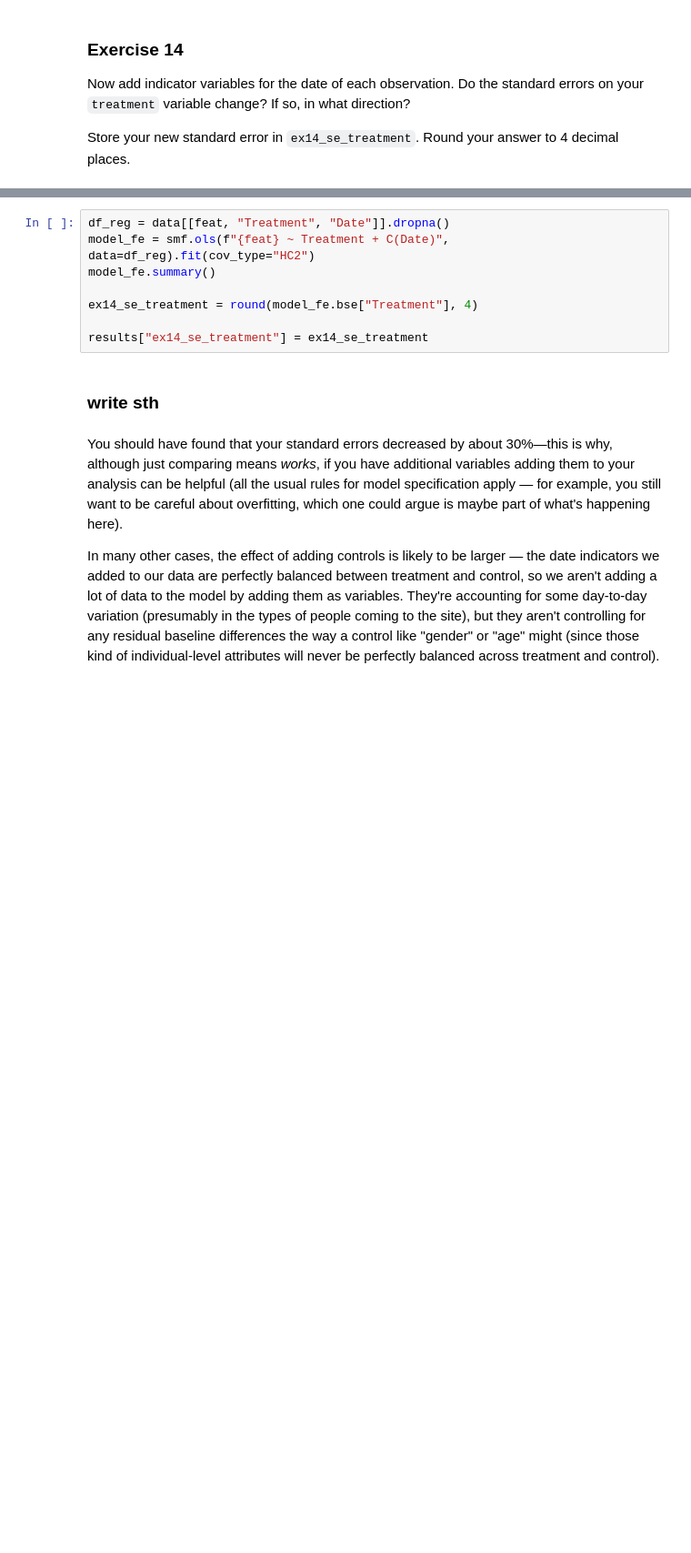
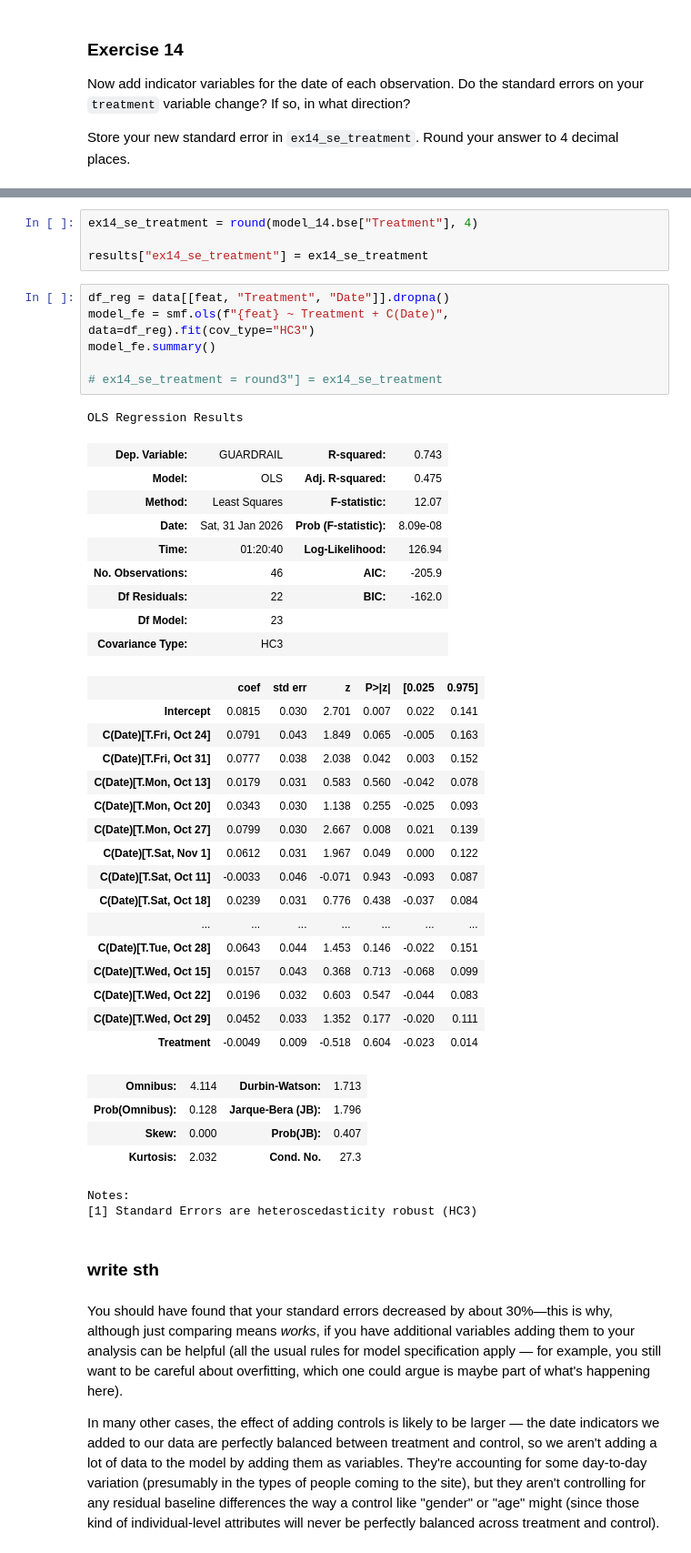
Before and after one commit to tonantzin-real/IDS_701_20260127_AB_Testing, a Jupyter notebook: exercise_abtesting.ipynb, the cells around one changed output, grey strips where cells are left out. Shown at 91% size. Drawn from its saved outputs; the diff is of its cells as text; blank space fills up the shorter version.

```diff
--- a/exercise_abtesting.ipynb
+++ b/exercise_abtesting.ipynb
@@ -472,11 +481,46 @@ Store your new standard error in `ex14_se_treatment`. Round your answer to 4 dec
+# %%
+ex14_se_treatment = round(model_14.bse["Treatment"], 4)
+
+results["ex14_se_treatment"] = ex14_se_treatment
 # %%
 df_reg = data[[feat, "Treatment", "Date"]].dropna()
-model_fe = smf.ols(f"{feat} ~ Treatment + C(Date)", data=df_reg).fit(cov_type="HC2")
+model_fe = smf.ols(f"{feat} ~ Treatment + C(Date)", data=df_reg).fit(cov_type="HC3")
 model_fe.summary()
 
-ex14_se_treatment = round(model_fe.bse["Treatment"], 4)
-
-results["ex14_se_treatment"] = ex14_se_treatment
+# ex14_se_treatment = round3"] = ex14_se_treatment
+# %% [output]
+OLS Regression Results
+| Dep. Variable: | GUARDRAIL | R-squared: | 0.743 |
+| Model: | OLS | Adj. R-squared: | 0.475 |
+| Method: | Least Squares | F-statistic: | 12.07 |
+| Date: | Sat, 31 Jan 2026 | Prob (F-statistic): | 8.09e-08 |
+| Time: | 01:20:40 | Log-Likelihood: | 126.94 |
+| No. Observations: | 46 | AIC: | -205.9 |
+| Df Residuals: | 22 | BIC: | -162.0 |
+| Df Model: | 23 |  |  |
+| Covariance Type: | HC3 |  |  |
+|  | coef | std err | z | P>|z| | [0.025 | 0.975] |
+| Intercept | 0.0815 | 0.030 | 2.701 | 0.007 | 0.022 | 0.141 |
+| C(Date)[T.Fri, Oct 24] | 0.0791 | 0.043 | 1.849 | 0.065 | -0.005 | 0.163 |
+| C(Date)[T.Fri, Oct 31] | 0.0777 | 0.038 | 2.038 | 0.042 | 0.003 | 0.152 |
+| C(Date)[T.Mon, Oct 13] | 0.0179 | 0.031 | 0.583 | 0.560 | -0.042 | 0.078 |
+| C(Date)[T.Mon, Oct 20] | 0.0343 | 0.030 | 1.138 | 0.255 | -0.025 | 0.093 |
+| C(Date)[T.Mon, Oct 27] | 0.0799 | 0.030 | 2.667 | 0.008 | 0.021 | 0.139 |
+| C(Date)[T.Sat, Nov 1] | 0.0612 | 0.031 | 1.967 | 0.049 | 0.000 | 0.122 |
+| C(Date)[T.Sat, Oct 11] | -0.0033 | 0.046 | -0.071 | 0.943 | -0.093 | 0.087 |
+| C(Date)[T.Sat, Oct 18] | 0.0239 | 0.031 | 0.776 | 0.438 | -0.037 | 0.084 |
+| ... | ... | ... | ... | ... | ... | ... |
+| C(Date)[T.Tue, Oct 28] | 0.0643 | 0.044 | 1.453 | 0.146 | -0.022 | 0.151 |
+| C(Date)[T.Wed, Oct 15] | 0.0157 | 0.043 | 0.368 | 0.713 | -0.068 | 0.099 |
+| C(Date)[T.Wed, Oct 22] | 0.0196 | 0.032 | 0.603 | 0.547 | -0.044 | 0.083 |
+| C(Date)[T.Wed, Oct 29] | 0.0452 | 0.033 | 1.352 | 0.177 | -0.020 | 0.111 |
+| Treatment | -0.0049 | 0.009 | -0.518 | 0.604 | -0.023 | 0.014 |
+| Omnibus: | 4.114 | Durbin-Watson: | 1.713 |
+| Prob(Omnibus): | 0.128 | Jarque-Bera (JB): | 1.796 |
+| Skew: | 0.000 | Prob(JB): | 0.407 |
+| Kurtosis: | 2.032 | Cond. No. | 27.3 |
+Notes:
+[1] Standard Errors are heteroscedasticity robust (HC3)
 # %% [markdown]
 ### write sth
 # %% [markdown]
```
Also changed, not shown: parts of 18 cells of this notebook, 1 other file.
